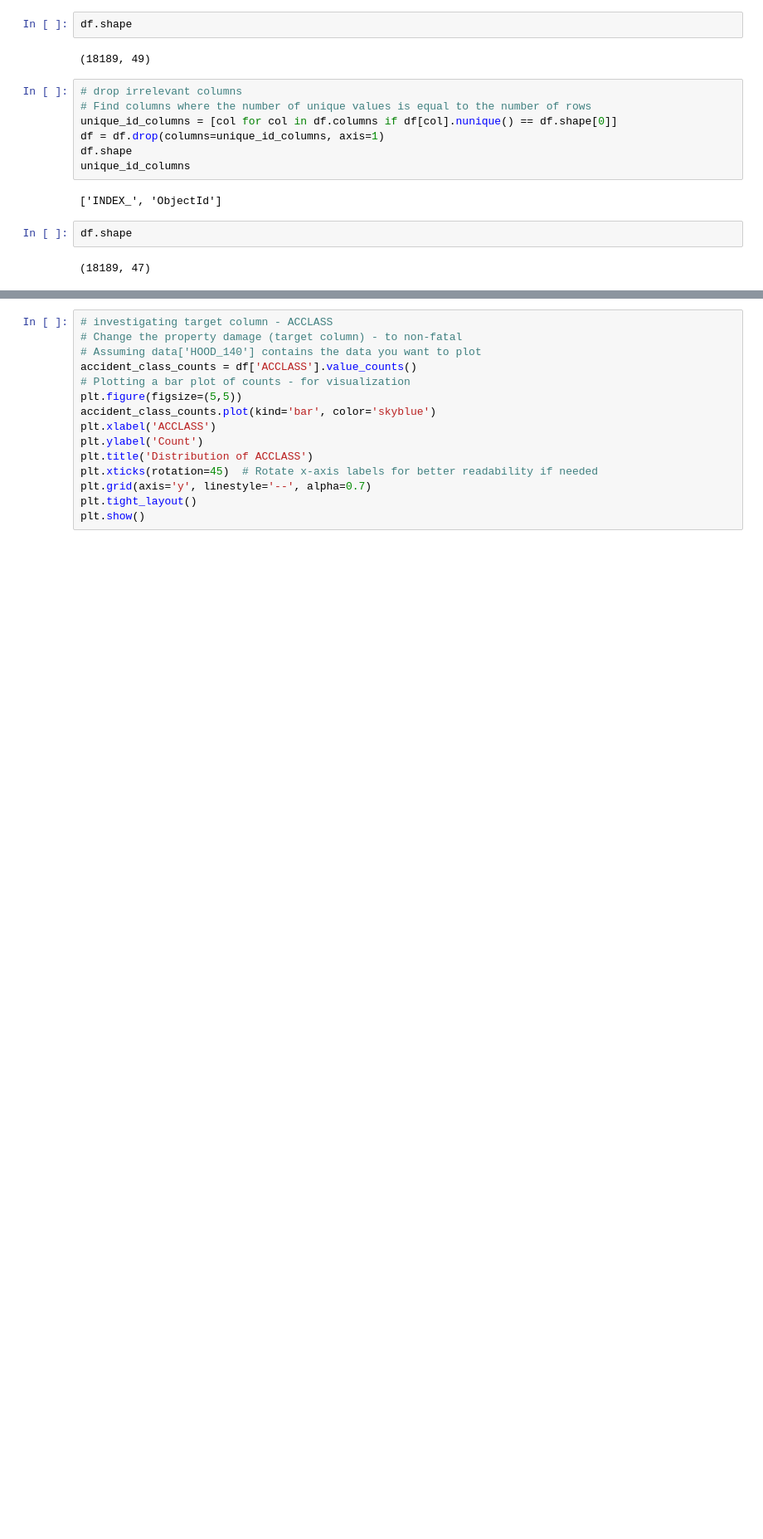
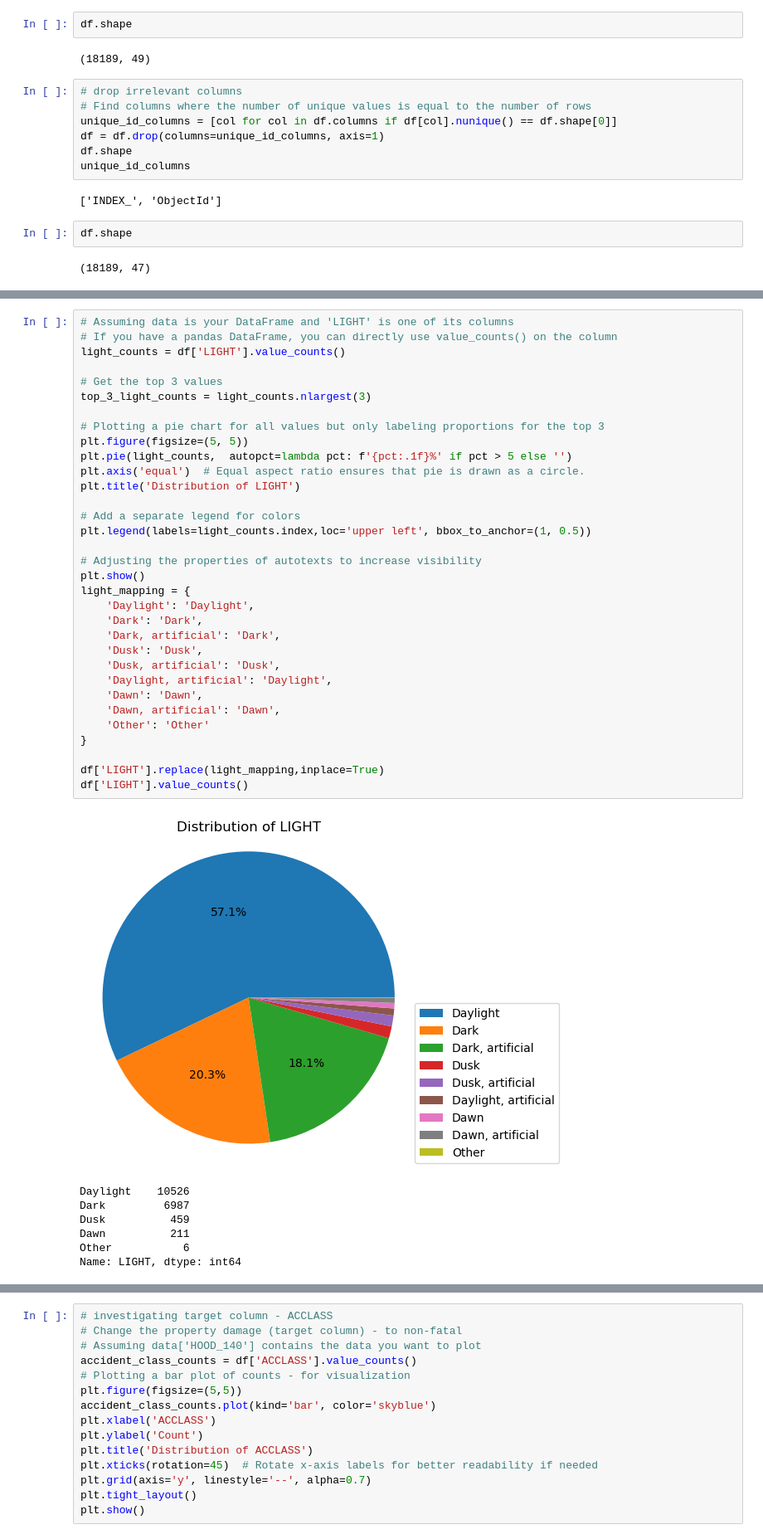
Before and after one commit to kwRe1208/comp247-group-project, a Jupyter notebook: preprocessing_plotting(kirstin).ipynb, the cells around one changed output, grey strips where cells are left out. Shown: that part at 83% size. Cells and saved outputs as stored; diff of their text form; blank space fills up the shorter version.

```diff
--- a/preprocessing_plotting(kirstin).ipynb
+++ b/preprocessing_plotting(kirstin).ipynb
@@ -214,0 +208,41 @@ df.shape
+# %%
+# Assuming data is your DataFrame and 'LIGHT' is one of its columns
+# If you have a pandas DataFrame, you can directly use value_counts() on the column
+light_counts = df['LIGHT'].value_counts()
+
+# Get the top 3 values
+top_3_light_counts = light_counts.nlargest(3)
+
+# Plotting a pie chart for all values but only labeling proportions for the top 3
+plt.figure(figsize=(5, 5))
+plt.pie(light_counts,  autopct=lambda pct: f'{pct:.1f}%' if pct > 5 else '')
+plt.axis('equal')  # Equal aspect ratio ensures that pie is drawn as a circle.
+plt.title('Distribution of LIGHT')
+
+# Add a separate legend for colors
+plt.legend(labels=light_counts.index,loc='upper left', bbox_to_anchor=(1, 0.5))
+
+# Adjusting the properties of autotexts to increase visibility
+plt.show()
+light_mapping = {
+    'Daylight': 'Daylight',
+    'Dark': 'Dark',
+    'Dark, artificial': 'Dark',
+    'Dusk': 'Dusk',
+    'Dusk, artificial': 'Dusk',
+    'Daylight, artificial': 'Daylight',
+    'Dawn': 'Dawn',
+    'Dawn, artificial': 'Dawn',
+    'Other': 'Other'
+}
+
+df['LIGHT'].replace(light_mapping,inplace=True)
+df['LIGHT'].value_counts()
+# %% [output]
+[figure, added]
+Daylight    10526
+Dark         6987
+Dusk          459
+Dawn          211
+Other           6
+Name: LIGHT, dtype: int64
```
Also changed, not shown: parts of 24 cells of this notebook, 1 other file.
